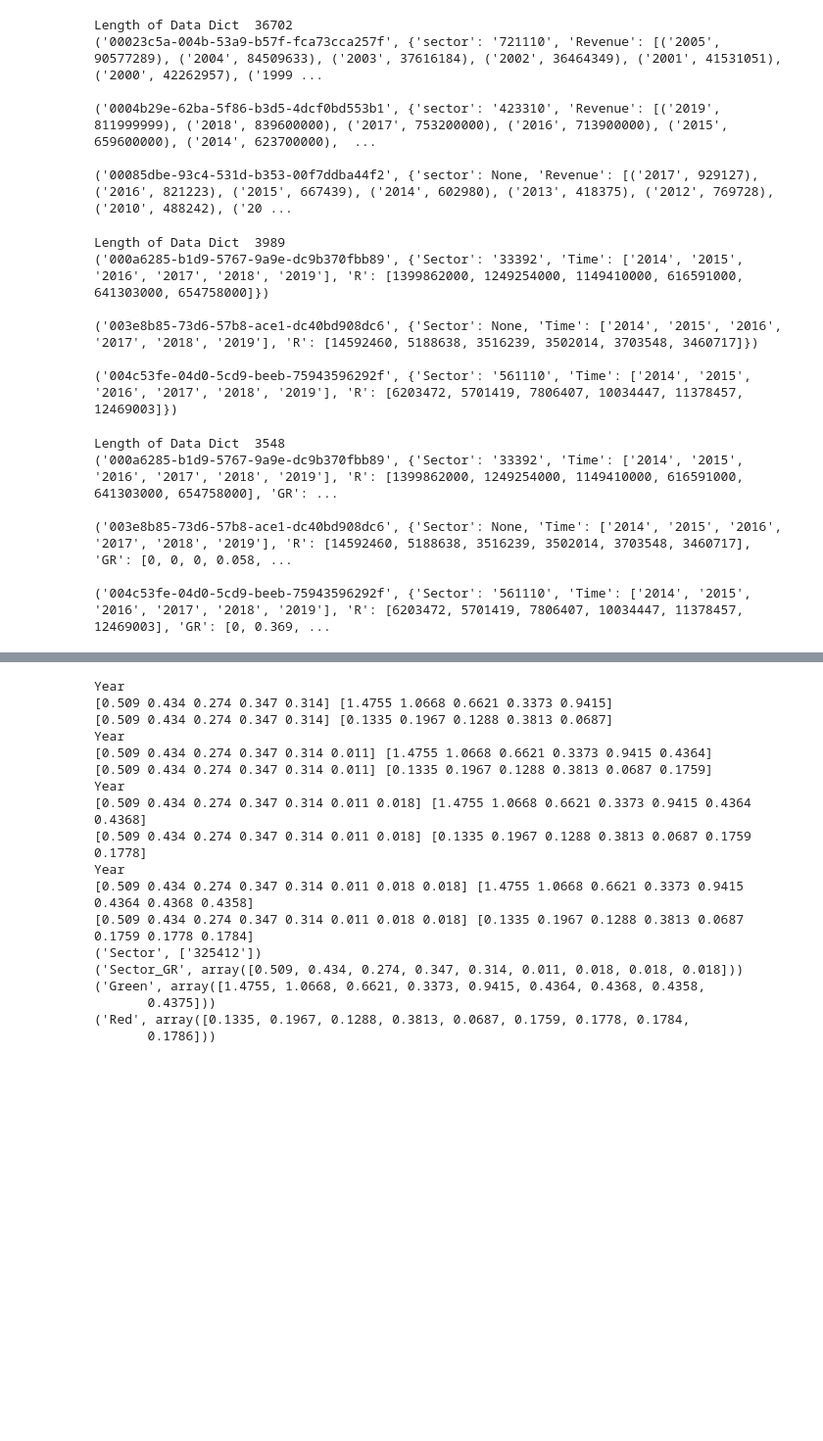
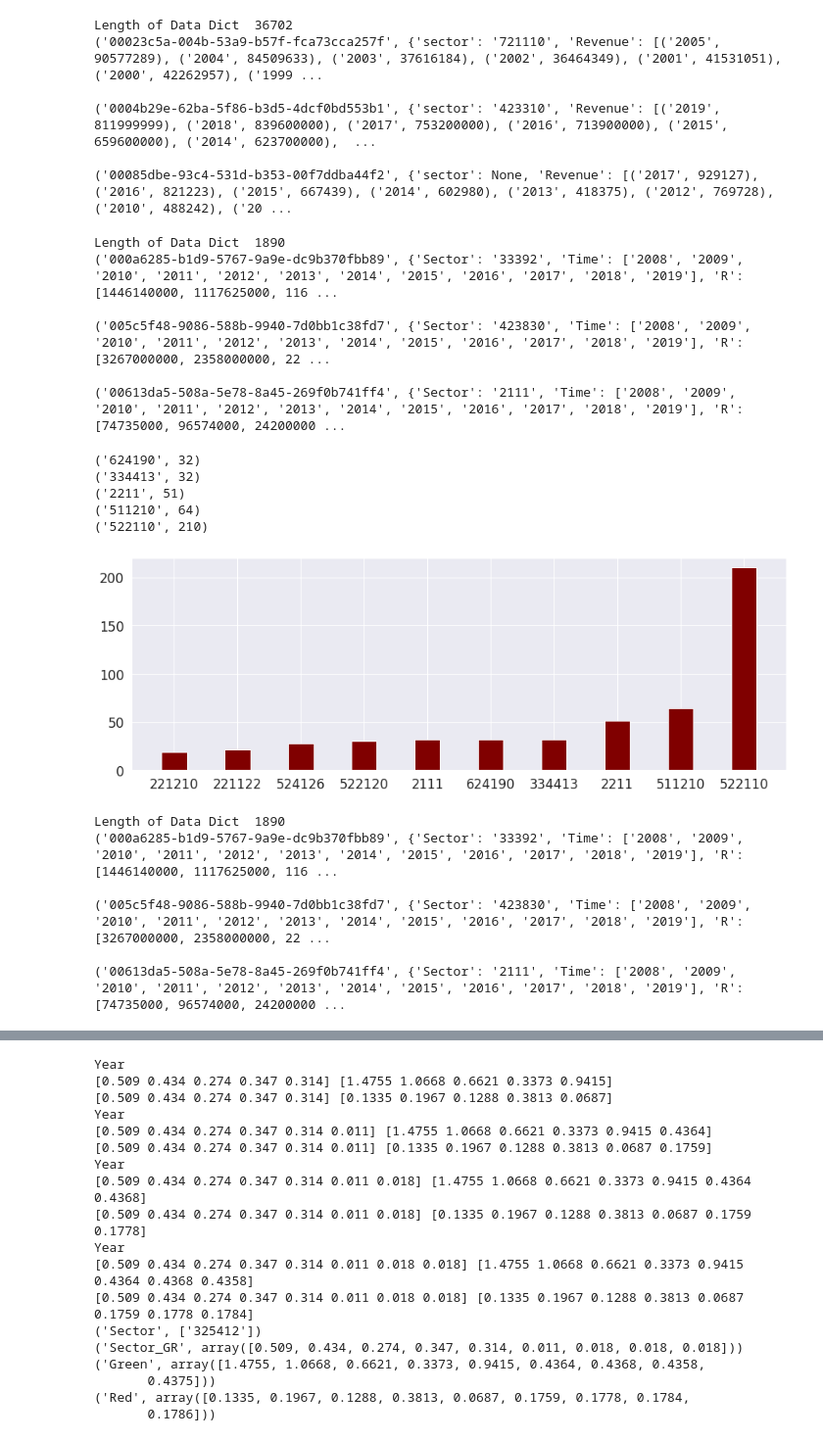
Before and after one commit to SaiChaitanya-ON/Personalized-Sector-with-Knowledge-Graph, a Jupyter notebook: notebooks/Revenue_Growth_Revenue_Graph.ipynb, the cells around one changed output, grey strips where cells are left out. Shown at 98% size. Saved outputs shown, nothing was run; the diff lists cells and outputs as text; code cells hidden in the pictures; blank space fills up the shorter version.

```diff
--- a/notebooks/Revenue_Growth_Revenue_Graph.ipynb
+++ b/notebooks/Revenue_Growth_Revenue_Graph.ipynb
@@ -199,7 +199,7 @@ Length of Data Dict  36702
 
 ('00085dbe-93c4-531d-b353-00f7ddba44f2', {'sector': None, 'Revenue': [('2017', 929127), ('2016', 821223), ('2015', 667439), ('2014', 602980), ('2013', 418375), ('2012', 769728), ('2010', 488242), ('20 ...
 # %%
-def Filter_2(Data_Dict,years):
+def Filter_2(Data_Dict,time_frame):
 
     FYear_Data_Dict = {}
     for i in Data_Dict.items():
@@ -230,26 +230,25 @@ def Filter_2(Data_Dict,years):
     l = []
     for i in Time_Dict.items():
         ID,time = i
-        if len(time) < years:
+        if len(time) < len(time_frame):
             l.append(ID)
 
     for i in l:
         Time_Dict.pop(i)
 
 
-
     Five_Year_Data_Dict = {}
     for i in Time_Dict.items():
         ID,time = i
-        if time[-(years+1):-1] == ['2014','2015','2016','2017','2018','2019']:
+        if time[-(len(time_frame)+1):-1] == time_frame:
             data = FYear_Data_Dict[ID]
             Five_Year_Data_Dict[ID] = {}
             Five_Year_Data_Dict[ID]['Sector'] = data['Sector']
-            Five_Year_Data_Dict[ID]['Time'] = time[-(years+1):-1]
+            Five_Year_Data_Dict[ID]['Time'] = time[-(len(time_frame)+1):-1]
 
             Five_Year_Data_Dict[ID]['R'] = []
 
-            for j in time[-(years+1):-1]:
+            for j in time[-(len(time_frame)+1):-1]:
                 for p in data['Revenue']:
                     if j == p[0]:
                         Five_Year_Data_Dict[ID]['R'].append(p[1])
@@ -258,7 +257,8 @@ def Filter_2(Data_Dict,years):
 
     return Five_Year_Data_Dict
 
-Six_Year_Data_Dict = Filter_2(Data_Dict,6)
+time_frame = ['2008','2009','2010','2011','2012','2013','2014','2015','2016','2017','2018','2019']
+Six_Year_Data_Dict = Filter_2(Data_Dict,time_frame)
 print("Length of Data Dict ",len(Six_Year_Data_Dict))
 n = 0
 for i in Six_Year_Data_Dict.items():
@@ -267,12 +267,39 @@ for i in Six_Year_Data_Dict.items():
     if n == 3:
         break
 # %% [output]
-Length of Data Dict  3989
-('000a6285-b1d9-5767-9a9e-dc9b370fbb89', {'Sector': '33392', 'Time': ['2014', '2015', '2016', '2017', '2018', '2019'], 'R': [1399862000, 1249254000, 1149410000, 616591000, 641303000, 654758000]})
+Length of Data Dict  1890
+('000a6285-b1d9-5767-9a9e-dc9b370fbb89', {'Sector': '33392', 'Time': ['2008', '2009', '2010', '2011', '2012', '2013', '2014', '2015', '2016', '2017', '2018', '2019'], 'R': [1446140000, 1117625000, 116 ...
 
-('003e8b85-73d6-57b8-ace1-dc40bd908dc6', {'Sector': None, 'Time': ['2014', '2015', '2016', '2017', '2018', '2019'], 'R': [14592460, 5188638, 3516239, 3502014, 3703548, 3460717]})
+('005c5f48-9086-588b-9940-7d0bb1c38fd7', {'Sector': '423830', 'Time': ['2008', '2009', '2010', '2011', '2012', '2013', '2014', '2015', '2016', '2017', '2018', '2019'], 'R': [3267000000, 2358000000, 22 ...
 
-('004c53fe-04d0-5cd9-beeb-75943596292f', {'Sector': '561110', 'Time': ['2014', '2015', '2016', '2017', '2018', '2019'], 'R': [6203472, 5701419, 7806407, 10034447, 11378457, 12469003]})
+('00613da5-508a-5e78-8a45-269f0b741ff4', {'Sector': '2111', 'Time': ['2008', '2009', '2010', '2011', '2012', '2013', '2014', '2015', '2016', '2017', '2018', '2019'], 'R': [74735000, 96574000, 24200000 ...
+# %%
+S = {}
+for i in Six_Year_Data_Dict.items():
+    ID,data = i
+
+    if data['Sector'] in S.keys():
+        S[data['Sector']] += 1
+    else:
+        if data['Sector'] != None:
+            S[data['Sector']] = 1
+
+
+
+S = {k: v for k, v in sorted(S.items(), key=lambda item: item[1])}
+for i in list(S.items())[-5:]:
+    print(i)
+
+plt.figure(figsize = (15,5))
+plt.bar(list(S.keys())[-10:], list(S.values())[-10:], color ='maroon',width = 0.4)
+plt.show()
+# %% [output]
+('624190', 32)
+('334413', 32)
+('2211', 51)
+('511210', 64)
+('522110', 210)
+[figure, added]
 # %%
 def Get_Growth_Rate(Six_Year_Data_Dict):
 
@@ -290,13 +317,14 @@ def Get_Growth_Rate(Six_Year_Data_Dict):
             for i in range(len(data['R']) - 1):
                 gr = round((data['R'][i+1] - data['R'][i])/data['R'][i],3)
                 if gr > 5:
-                    L.add(ID)
+                    gr = 5
+                    #L.add(ID)
                 elif gr < 0:
                     gr = 0
                 Data_Dict[ID]['GR'].append(round(gr,4))
 
-    for i in list(L):
-        Data_Dict.pop(i)
+#     for i in list(L):
+#         Data_Dict.pop(i)
 
     return Data_Dict
 
@@ -309,12 +337,12 @@ for i in Six_Year_Data_Dict_withGR.items():
     if n == 3:
         break
 # %% [output]
-Length of Data Dict  3548
-('000a6285-b1d9-5767-9a9e-dc9b370fbb89', {'Sector': '33392', 'Time': ['2014', '2015', '2016', '2017', '2018', '2019'], 'R': [1399862000, 1249254000, 1149410000, 616591000, 641303000, 654758000], 'GR': ...
+Length of Data Dict  1890
+('000a6285-b1d9-5767-9a9e-dc9b370fbb89', {'Sector': '33392', 'Time': ['2008', '2009', '2010', '2011', '2012', '2013', '2014', '2015', '2016', '2017', '2018', '2019'], 'R': [1446140000, 1117625000, 116 ...
 
-('003e8b85-73d6-57b8-ace1-dc40bd908dc6', {'Sector': None, 'Time': ['2014', '2015', '2016', '2017', '2018', '2019'], 'R': [14592460, 5188638, 3516239, 3502014, 3703548, 3460717], 'GR': [0, 0, 0, 0.058, ...
+('005c5f48-9086-588b-9940-7d0bb1c38fd7', {'Sector': '423830', 'Time': ['2008', '2009', '2010', '2011', '2012', '2013', '2014', '2015', '2016', '2017', '2018', '2019'], 'R': [3267000000, 2358000000, 22 ...
 
-('004c53fe-04d0-5cd9-beeb-75943596292f', {'Sector': '561110', 'Time': ['2014', '2015', '2016', '2017', '2018', '2019'], 'R': [6203472, 5701419, 7806407, 10034447, 11378457, 12469003], 'GR': [0, 0.369, ...
+('00613da5-508a-5e78-8a45-269f0b741ff4', {'Sector': '2111', 'Time': ['2008', '2009', '2010', '2011', '2012', '2013', '2014', '2015', '2016', '2017', '2018', '2019'], 'R': [74735000, 96574000, 24200000 ...
 # %%
 # n = 0
 # for i in Six_Year_Data_Dict_withGR.items():
```
Also changed, not shown: parts of 11 cells of this notebook.
